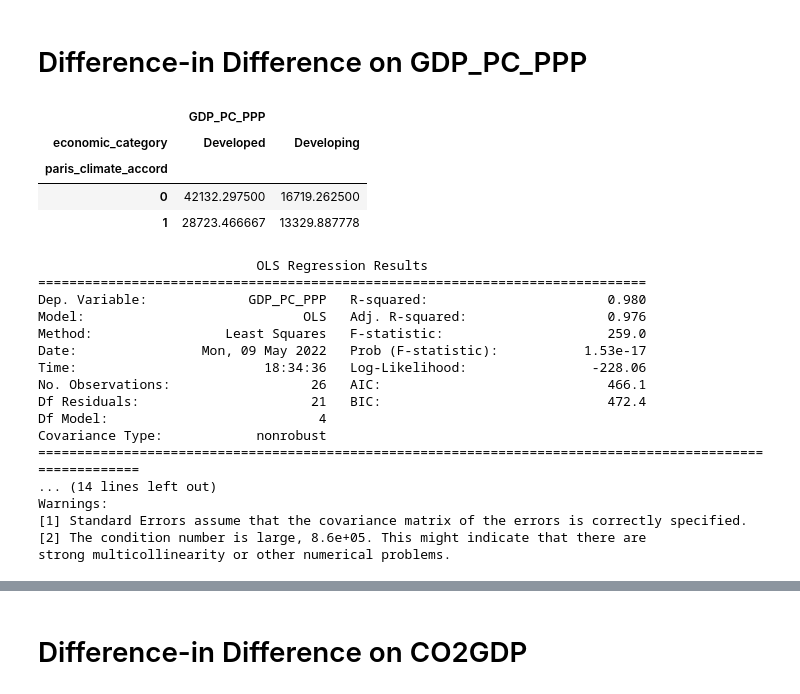
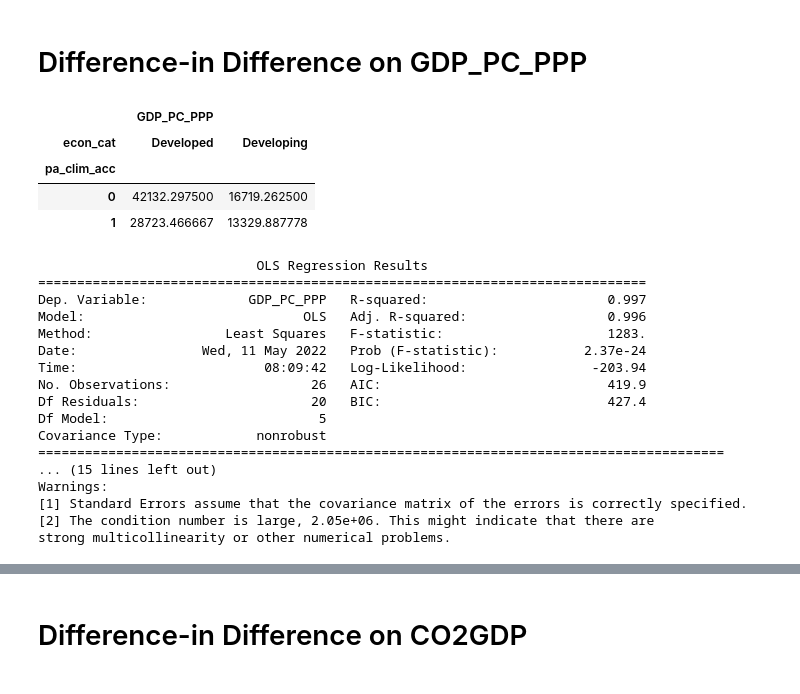
Before and after one commit to pruthvireddy/SDGGoals_ACausalStudy, a Jupyter notebook: CausalModelling.ipynb, the cells around one changed output, grey strips where cells are left out. Saved outputs shown, nothing was run; the diff lists cells and outputs as text; code cells hidden in the pictures.

```diff
--- a/CausalModelling.ipynb
+++ b/CausalModelling.ipynb
@@ -10,6 +8,10 @@ import statsmodels.formula.api as smf
 # %%
 SDGData = pd.read_csv('https://raw.githubusercontent.com/pruthvireddy/SDGGoals_ACausalStudy/main/Data/Processed/GlobalData.csv')
 SDGDataUn = pd.read_csv('https://raw.githubusercontent.com/pruthvireddy/SDGGoals_ACausalStudy/main/Data/Processed/ModelData.csv')
+
+
+SDGData=SDGData.rename(columns = {'economic_category':'econ_cat'})
+SDGDataUn=SDGDataUn.rename(columns = {'economic_category':'econ_cat'})
 # %%
 SDGData.head()
 # %% [output]
@@ -28,17 +32,17 @@ SDGDataUn.groupby('year')['AtmCO2','CO2GDP'].mean().plot();
 # %% [markdown]
 # Difference-in Difference on GDP_PC_PPP
 # %%
-GDPPCGP = SDGData[SDGData['economic_category'] != 'Others']
-GDPPCGP = GDPPCGP[['year','economic_category', 'GDP_PC_PPP']].set_index(['year','economic_category']).unstack('economic_category').dropna()
-GDPPCGP['paris_climate_accord'] = 0
-GDPPCGP['paris_climate_accord'] = GDPPCGP.paris_climate_accord.where(GDPPCGP.index>2015,1)
+GDPPCGP = SDGData[SDGData['econ_cat'] != 'Others']
+GDPPCGP = GDPPCGP[['year','econ_cat', 'GDP_PC_PPP']].set_index(['year','econ_cat']).unstack('econ_cat').dropna()
+GDPPCGP['pa_clim_acc'] = 0
+GDPPCGP['pa_clim_acc'] = GDPPCGP.pa_clim_acc.where(GDPPCGP.index>2015,1)
 # %%
-group_mean_check = GDPPCGP.groupby('paris_climate_accord').mean()
+group_mean_check = GDPPCGP.groupby('pa_clim_acc').mean()
 group_mean_check
 # %% [output]
 |  | GDP_PC_PPP |  |
-| economic_category | Developed | Developing |
-| paris_climate_accord |  |  |
+| econ_cat | Developed | Developing |
+| pa_clim_acc |  |  |
 | 0 | 42132.297500 | 16719.262500 |
 | 1 | 28723.466667 | 13329.887778 |
 # %%
@@ -54,5 +58,5 @@ GDPPCMod['economic_category'] = np.select(conditions, choices, default=1)
 # %%
-model = 'GDP_PC_PPP ~ year + economic_category + paris_climate_accord + economic_category * paris_climate_accord'
+model = 'GDP_PC_PPP ~ CO2GDP + year + econ_cat + pa_clim_acc + econ_cat * pa_clim_acc'
 
 GDPPC_Model = smf.ols(formula=model, data=GDPPCMod)
 GDPPC_Mod_result = GDPPC_Model.fit()
@@ -62,18 +66,18 @@ print(GDPPC_Mod_result.summary())
 # %% [output]
                             OLS Regression Results
 ==============================================================================
-Dep. Variable:             GDP_PC_PPP   R-squared:                       0.980
-Model:                            OLS   Adj. R-squared:                  0.976
-Method:                 Least Squares   F-statistic:                     259.0
-Date:                Mon, 09 May 2022   Prob (F-statistic):           1.53e-17
-Time:                        18:34:36   Log-Likelihood:                -228.06
-No. Observations:                  26   AIC:                             466.1
-Df Residuals:                      21   BIC:                             472.4
-Df Model:                           4
+Dep. Variable:             GDP_PC_PPP   R-squared:                       0.997
+Model:                            OLS   Adj. R-squared:                  0.996
+Method:                 Least Squares   F-statistic:                     1283.
+Date:                Wed, 11 May 2022   Prob (F-statistic):           2.37e-24
+Time:                        08:09:42   Log-Likelihood:                -203.94
+No. Observations:                  26   AIC:                             419.9
+Df Residuals:                      20   BIC:                             427.4
+Df Model:                           5
 Covariance Type:            nonrobust
-==========================================================================================================
-... (14 lines left out)
+========================================================================================
+... (15 lines left out)
 Warnings:
 [1] Standard Errors assume that the covariance matrix of the errors is correctly specified.
-[2] The condition number is large, 8.6e+05. This might indicate that there are
+[2] The condition number is large, 2.05e+06. This might indicate that there are
 strong multicollinearity or other numerical problems.
```
Also changed, not shown: parts of 21 cells of this notebook.
